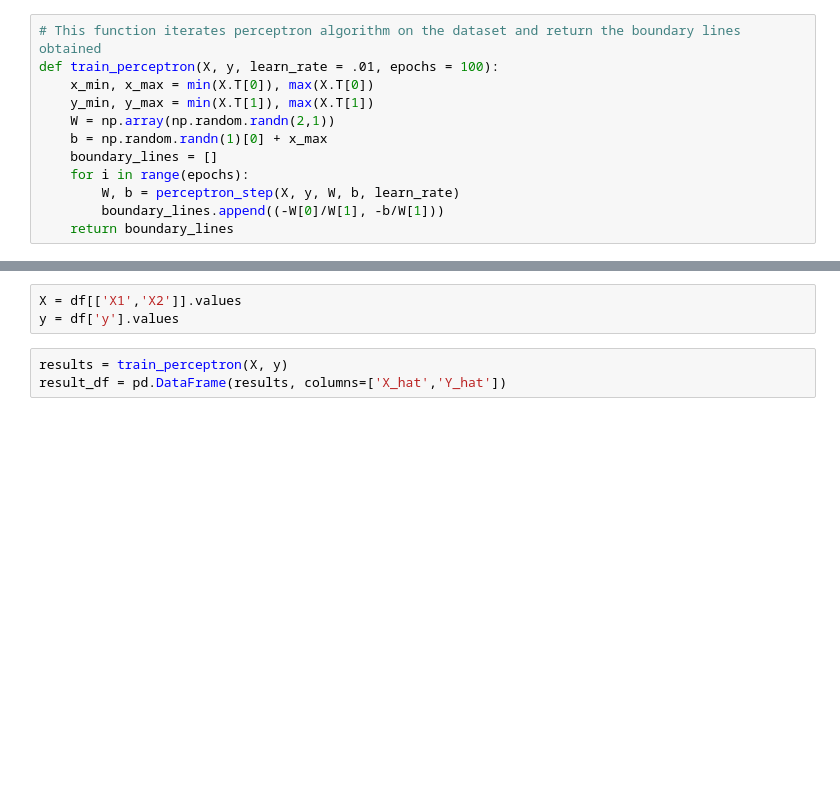
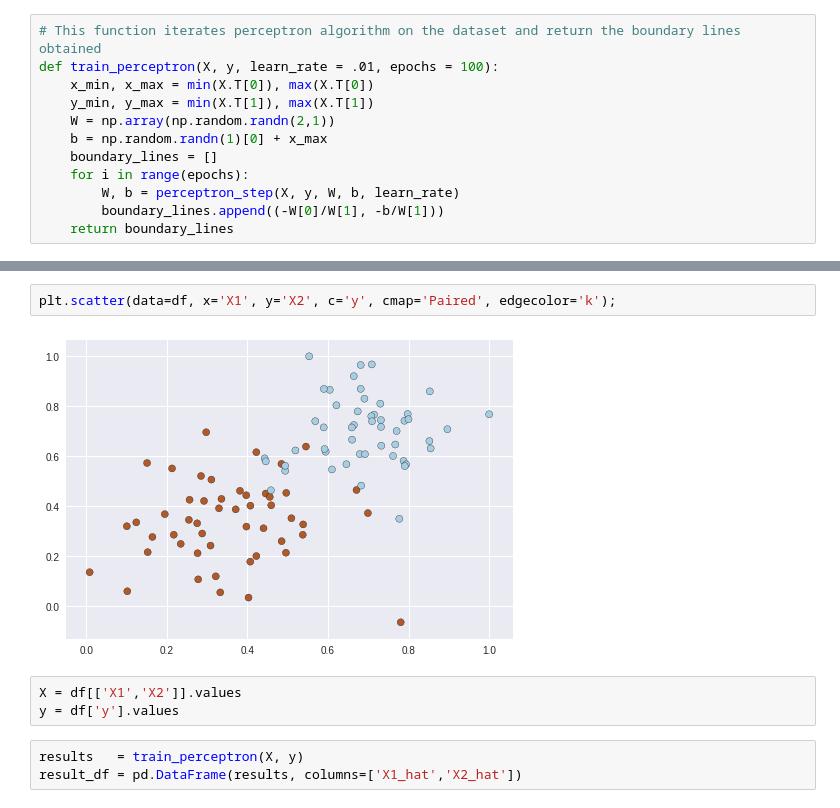
Before and after one commit to matheus-asilva/machine_learning_nd, a Jupyter notebook: supervised_learning/algorithms/perceptron_algorithm/perceptron.ipynb, the cells around one changed output, grey strips where cells are left out. Cells and saved outputs as stored; diff of their text form; blank space fills up the shorter version.

Commit message:
inserted plot with fitted lines

```diff
--- a/supervised_learning/algorithms/perceptron_algorithm/perceptron.ipynb
+++ b/supervised_learning/algorithms/perceptron_algorithm/perceptron.ipynb
@@ -60,6 +68,10 @@ df = pd.read_csv('data.csv', names=['X1', 'X2', 'y'])
+# %%
+plt.scatter(data=df, x='X1', y='X2', c='y', cmap='Paired', edgecolor='k');
+# %% [output]
+[figure, added]
 # %%
 X = df[['X1','X2']].values
 y = df['y'].values
 # %%
-results = train_perceptron(X, y)
-result_df = pd.DataFrame(results, columns=['X_hat','Y_hat'])
+results   = train_perceptron(X, y)
+result_df = pd.DataFrame(results, columns=['X1_hat','X2_hat'])
```
Also changed, not shown: parts of 6 cells of this notebook.
